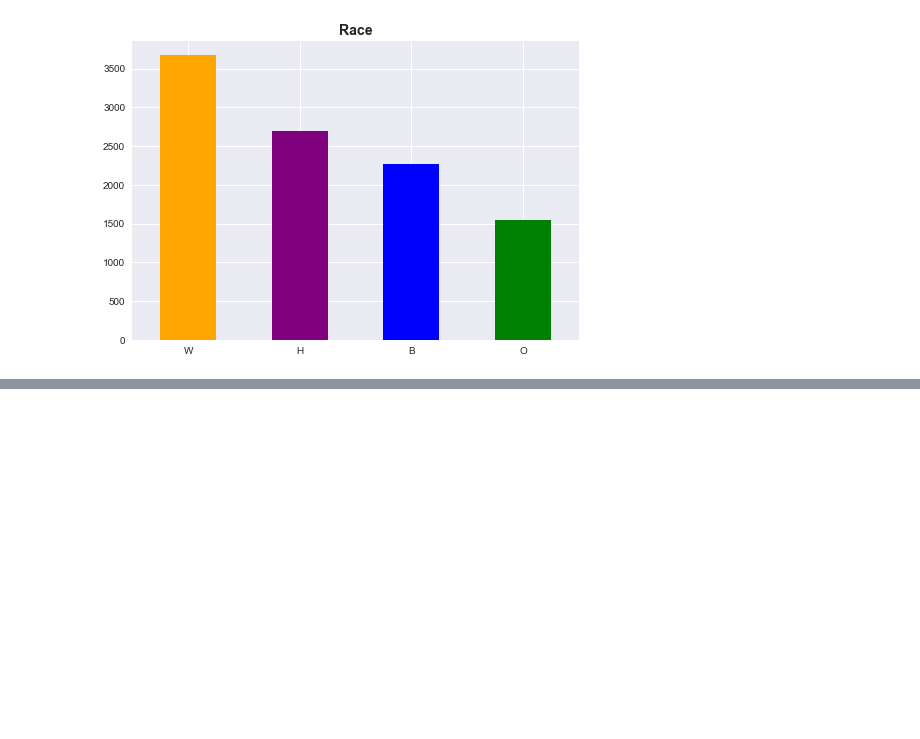
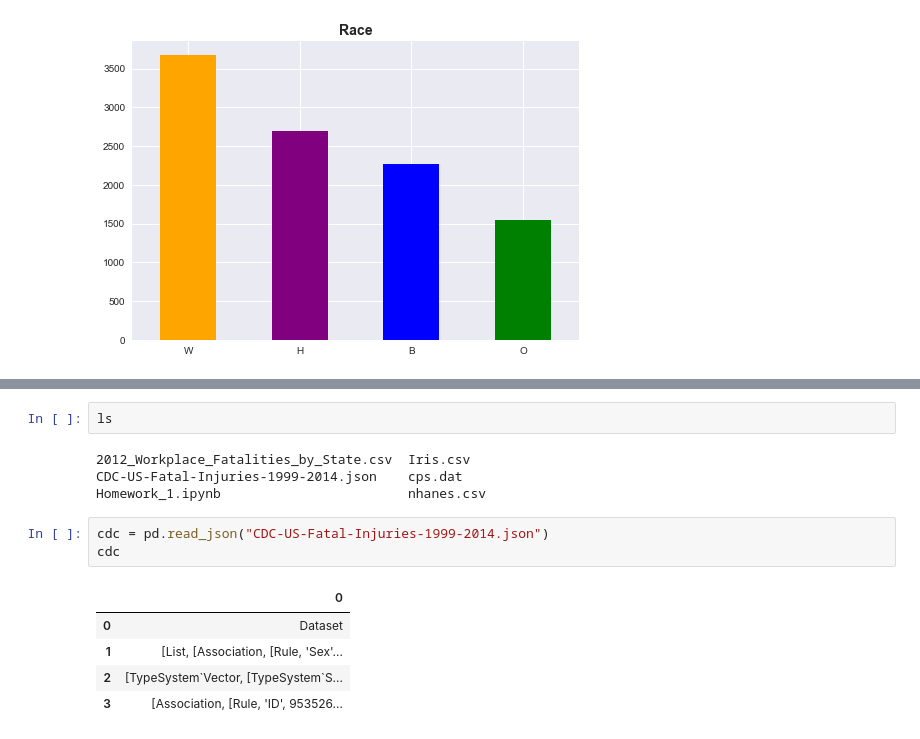
Before and after one commit to asfabiano/byu_econ_applied_machine_learning, a Jupyter notebook: homeworks/Homework_1.ipynb, the cells around one changed output, grey strips where cells are left out. Cells and saved outputs as stored; diff of their text form; blank space fills up the shorter version.

Commit message:
saving progress on json

```diff
--- a/homeworks/Homework_1.ipynb
+++ b/homeworks/Homework_1.ipynb
@@ -93,0 +135,15 @@ fatalities.describe()
+# %%
+ls
+# %% [output]
+2012_Workplace_Fatalities_by_State.csv  Iris.csv
+CDC-US-Fatal-Injuries-1999-2014.json    cps.dat
+Homework_1.ipynb                        nhanes.csv
+# %%
+cdc = pd.read_json("CDC-US-Fatal-Injuries-1999-2014.json")
+cdc
+# %% [output]
+|  | 0 |
+| 0 | Dataset |
+| 1 | [List, [Association, [Rule, 'Sex'... |
+| 2 | [TypeSystem`Vector, [TypeSystem`S... |
+| 3 | [Association, [Rule, 'ID', 953526... |
```
Also changed, not shown: parts of 12 cells of this notebook.
